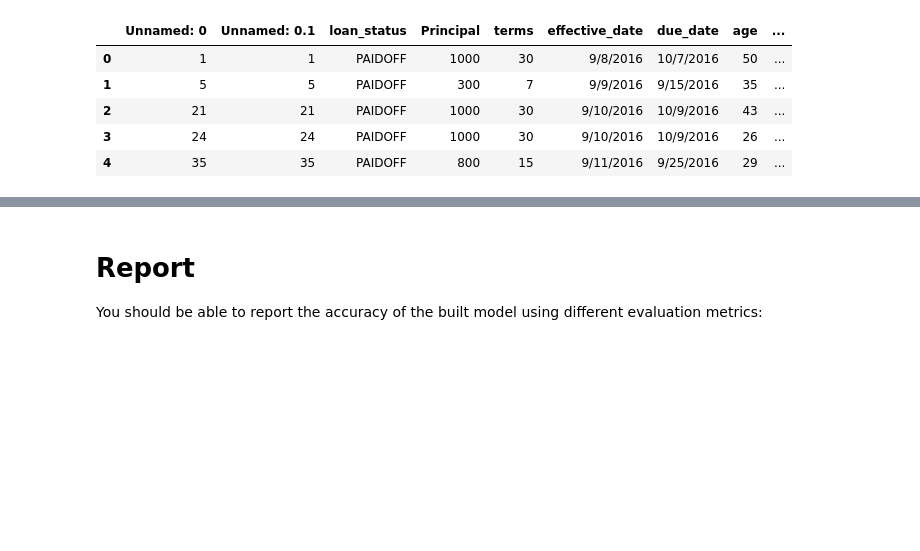
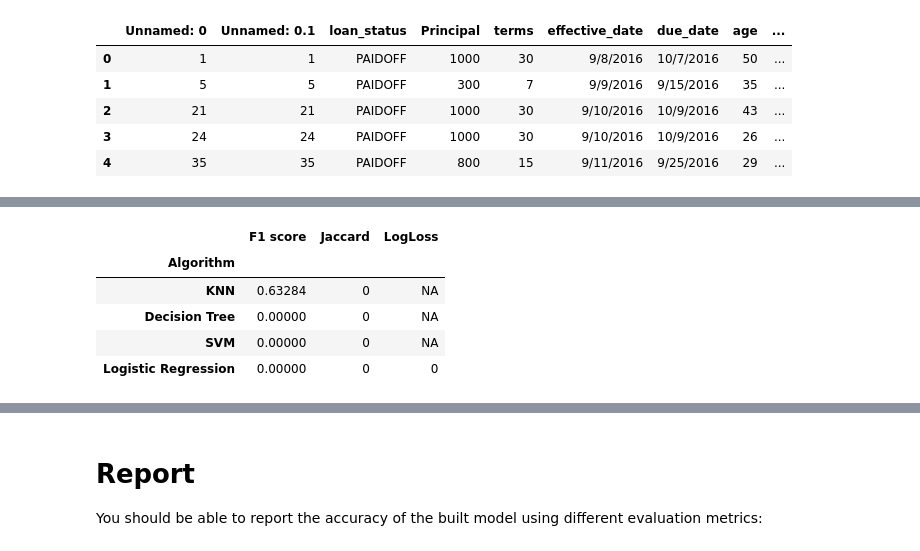
Before and after one commit to elianagoretti/Coursera-Capstone-Project, a Jupyter notebook: Coursera Final Project- Peer Graded Assignment.ipynb, the cells around one changed output, grey strips where cells are left out. Saved outputs shown, nothing was run; the diff lists cells and outputs as text; code cells hidden in the pictures; blank space fills up the shorter version.

```diff
--- a/Coursera Final Project- Peer Graded Assignment.ipynb
+++ b/Coursera Final Project- Peer Graded Assignment.ipynb
@@ -469,0 +481,15 @@ Jaccard score: 0.7857
+# %%
+algo = 'KNN'
+test = 'F1 score'
+KNN_yhat = neigh.predict(test_X)
+yhat = KNN_yhat
+score = f1_score(y_true = test_y, y_pred = yhat, average='weighted')
+Report_df.loc[algo, test] = score
+Report_df
+# %% [output]
+|  | F1 score | Jaccard | LogLoss |
+| Algorithm |  |  |  |
+| KNN | 0.63284 | 0 | NA |
+| Decision Tree | 0.00000 | 0 | NA |
+| SVM | 0.00000 | 0 | NA |
+| Logistic Regression | 0.00000 | 0 | 0 |
```
Also changed, not shown: parts of 31 cells of this notebook.
